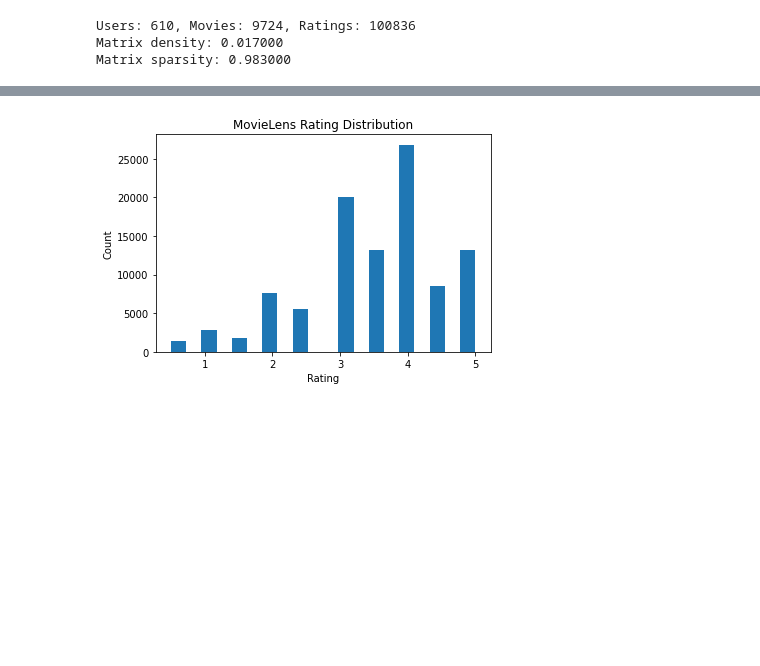
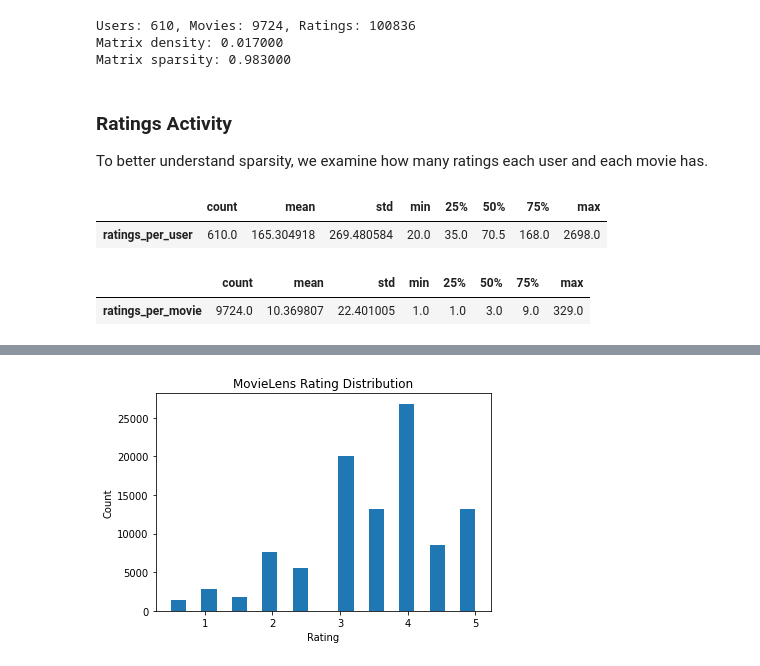
Before and after one commit to rahroy82/movielens-recommendation-system, a Jupyter notebook: RecommenderSystem_MovieLens.ipynb, the cells around one changed output, grey strips where cells are left out. Saved outputs shown, nothing was run; the diff lists cells and outputs as text; code cells hidden in the pictures; blank space fills up the shorter version.

```diff
--- a/RecommenderSystem_MovieLens_.ipynb
+++ b/RecommenderSystem_MovieLens.ipynb
@@ -99,3 +122,19 @@ print(f"Matrix sparsity: {sparsity:.6f}")
 Users: 610, Movies: 9724, Ratings: 100836
 Matrix density: 0.017000
 Matrix sparsity: 0.983000
+# %% [markdown]
+### Ratings Activity
+
+To better understand sparsity, we examine how many ratings each user and each movie has.
+# %%
+# Ratings per user and per movie (descriptive properties)
+ratings_per_user  = ratings.groupby("userId").size().rename("ratings_per_user")
+ratings_per_movie = ratings.groupby("movieId").size().rename("ratings_per_movie")
+
+display(ratings_per_user.describe().to_frame().T)
+display(ratings_per_movie.describe().to_frame().T)
+# %% [output]
+|  | count | mean | std | min | 25% | 50% | 75% | max |
+| ratings_per_user | 610.0 | 165.304918 | 269.480584 | 20.0 | 35.0 | 70.5 | 168.0 | 2698.0 |
+|  | count | mean | std | min | 25% | 50% | 75% | max |
+| ratings_per_movie | 9724.0 | 10.369807 | 22.401005 | 1.0 | 1.0 | 3.0 | 9.0 | 329.0 |
```
Also changed, not shown: parts of 35 cells of this notebook.
